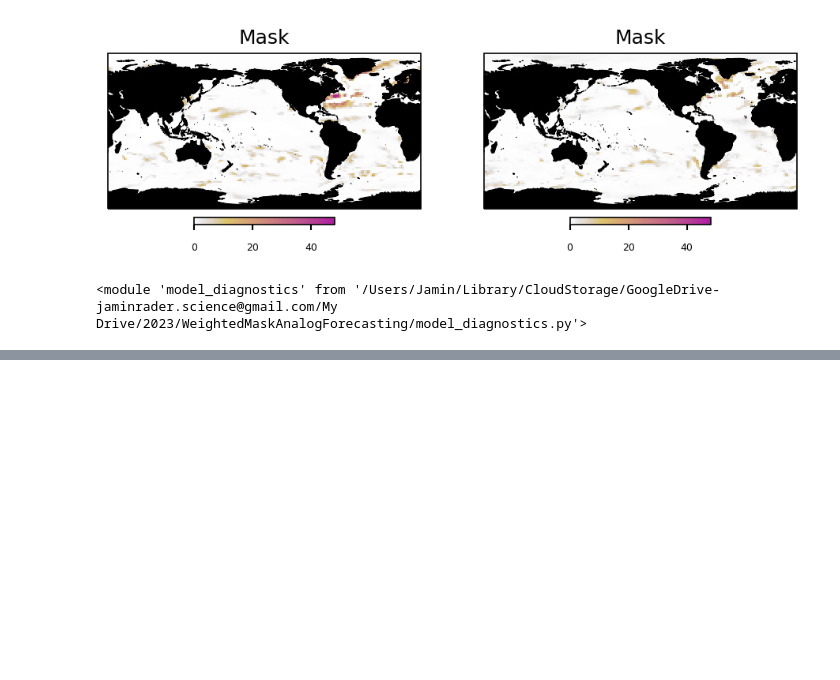
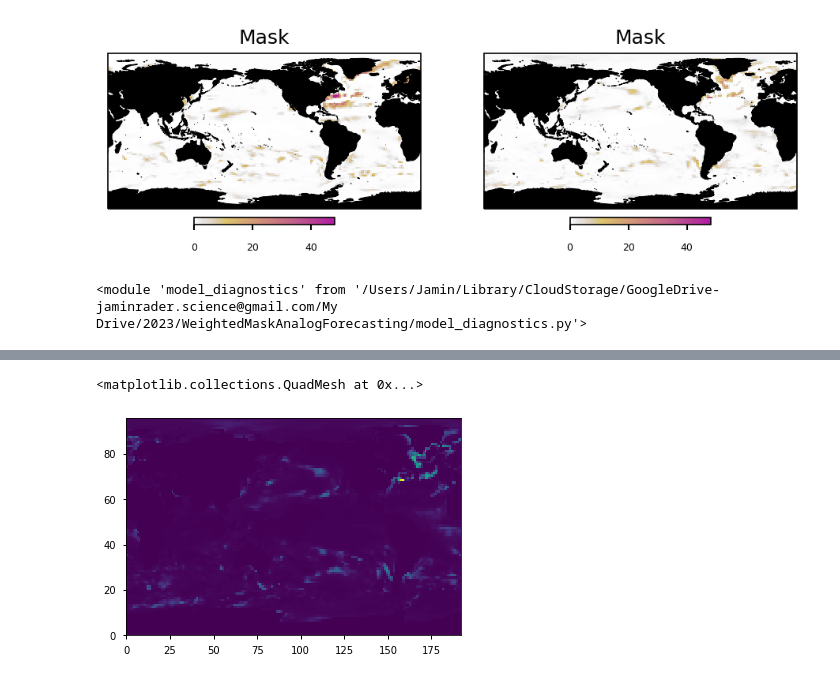
Before and after one commit to jaminrader/WeightedMaskAnalogForecasting2023, a Jupyter notebook: _make_custom_plots.ipynb, the cells around one changed output, grey strips where cells are left out. Drawn from its saved outputs; the diff is of its cells as text; code cells hidden in the pictures; blank space fills up the shorter version.

Commit message:
added weighted masks

```diff
--- a/_make_custom_plots.ipynb
+++ b/_make_custom_plots.ipynb
@@ -1218,0 +1270,8 @@ imp.reload(model_diagnostics)
+# %%
+# Verify masks are right
+exp_name = 'exp501'
+mask = np.load('final_weighted_masks/' + exp_name + '.npy')
+plt.pcolormesh(mask[..., 1])
+# %% [output]
+<matplotlib.collections.QuadMesh at 0x...>
+[figure, added]
```
Also changed, not shown: parts of 2 cells of this notebook, 3 other files.
